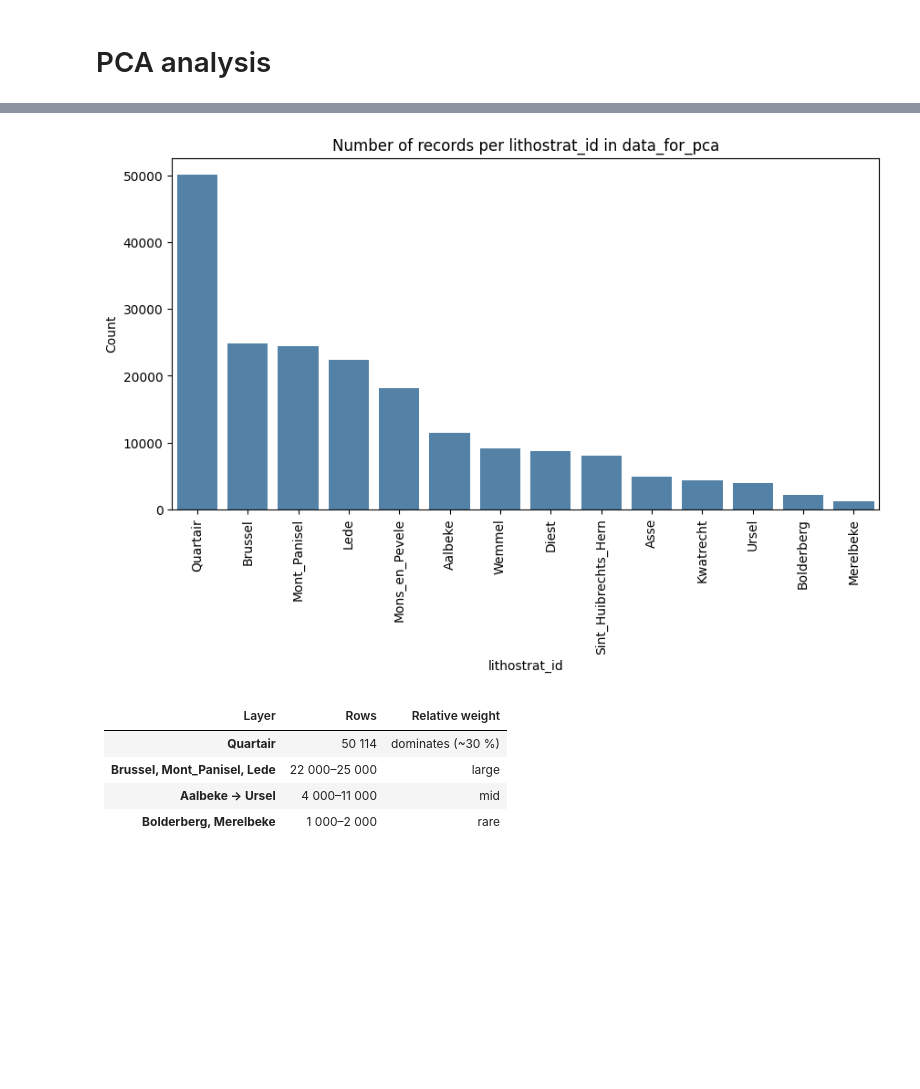
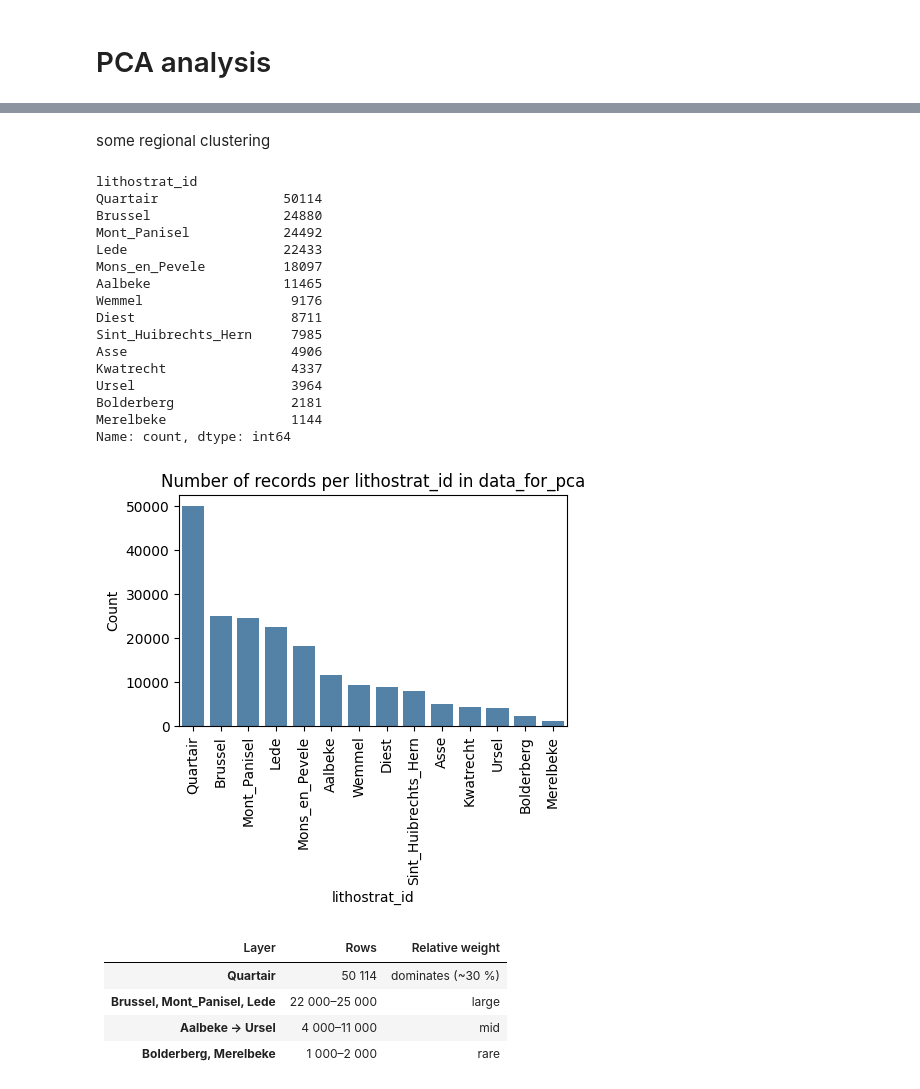
Before and after one commit to andrea-maza/PDS_MAEPS, a Jupyter notebook: PCA_Andrea_Maza.ipynb, the cells around one changed output, grey strips where cells are left out. Saved outputs shown, nothing was run; the diff lists cells and outputs as text; code cells hidden in the pictures; blank space fills up the shorter version.

```diff
--- a/PCA_Andrea_Maza.ipynb
+++ b/PCA_Andrea_Maza.ipynb
@@ -388,12 +379,33 @@ Name: count, dtype: int64
+# %% [markdown]
+some regional clustering
 # %%
-plt.figure(figsize=(10,5))
+#Imbalance audit
+layer_counts = data_for_pca['lithostrat_id'].value_counts().sort_values(ascending=False)
+print(layer_counts)
+plt.figure(figsize=(5,3))
 sns.barplot(x=layer_counts.index, y=layer_counts.values, color='steelblue')
 plt.xticks(rotation=90)
 plt.title('Number of records per lithostrat_id in data_for_pca')
 plt.ylabel('Count')
 plt.show()
 # %% [output]
+lithostrat_id
+Quartair                50114
+Brussel                 24880
+Mont_Panisel            24492
+Lede                    22433
+Mons_en_Pevele          18097
+Aalbeke                 11465
+Wemmel                   9176
+Diest                    8711
+Sint_Huibrechts_Hern     7985
+Asse                     4906
+Kwatrecht                4337
+Ursel                    3964
+Bolderberg               2181
+Merelbeke                1144
+Name: count, dtype: int64
-[figure, old version]
+[figure, new version]
 # %% [markdown]
 | Layer                           | Rows          | Relative weight      |
 | ------------------------------- | ------------- | -------------------- |
```
Also changed, not shown: parts of 39 cells of this notebook.
